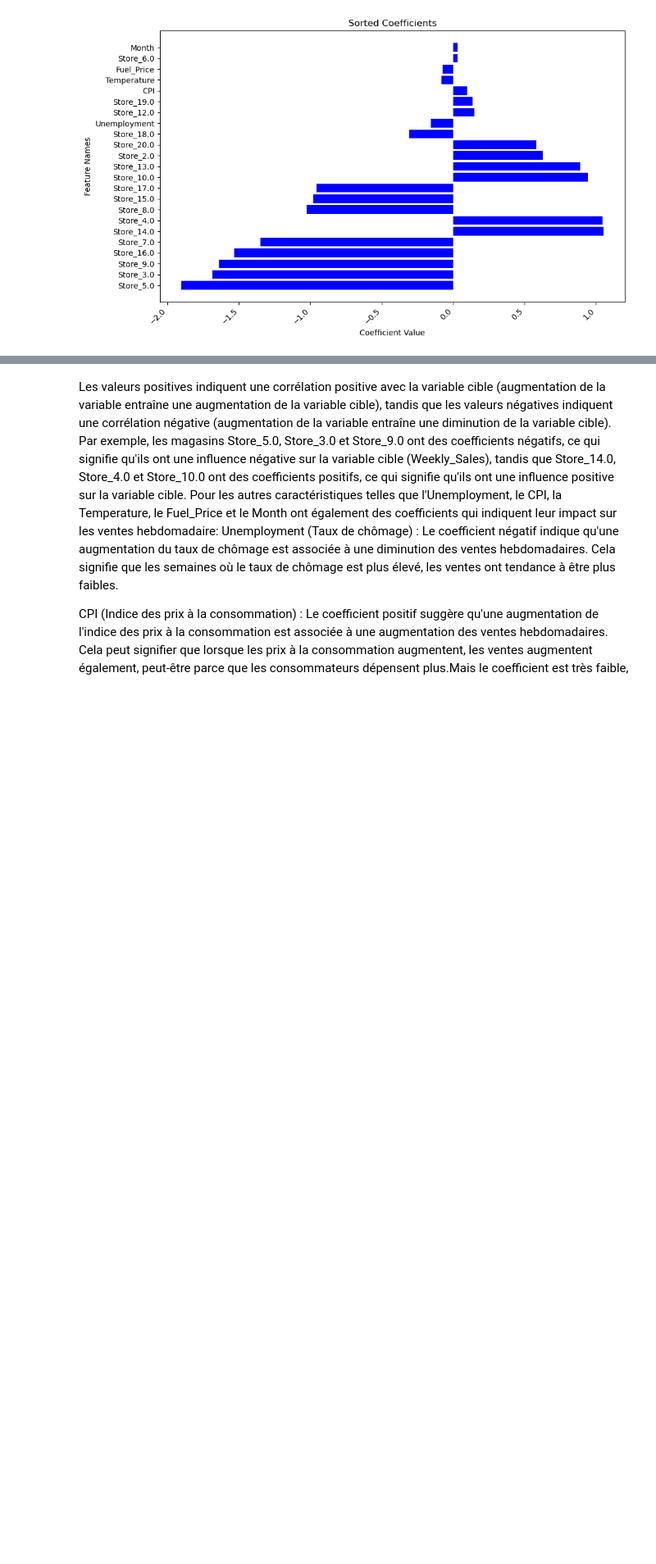
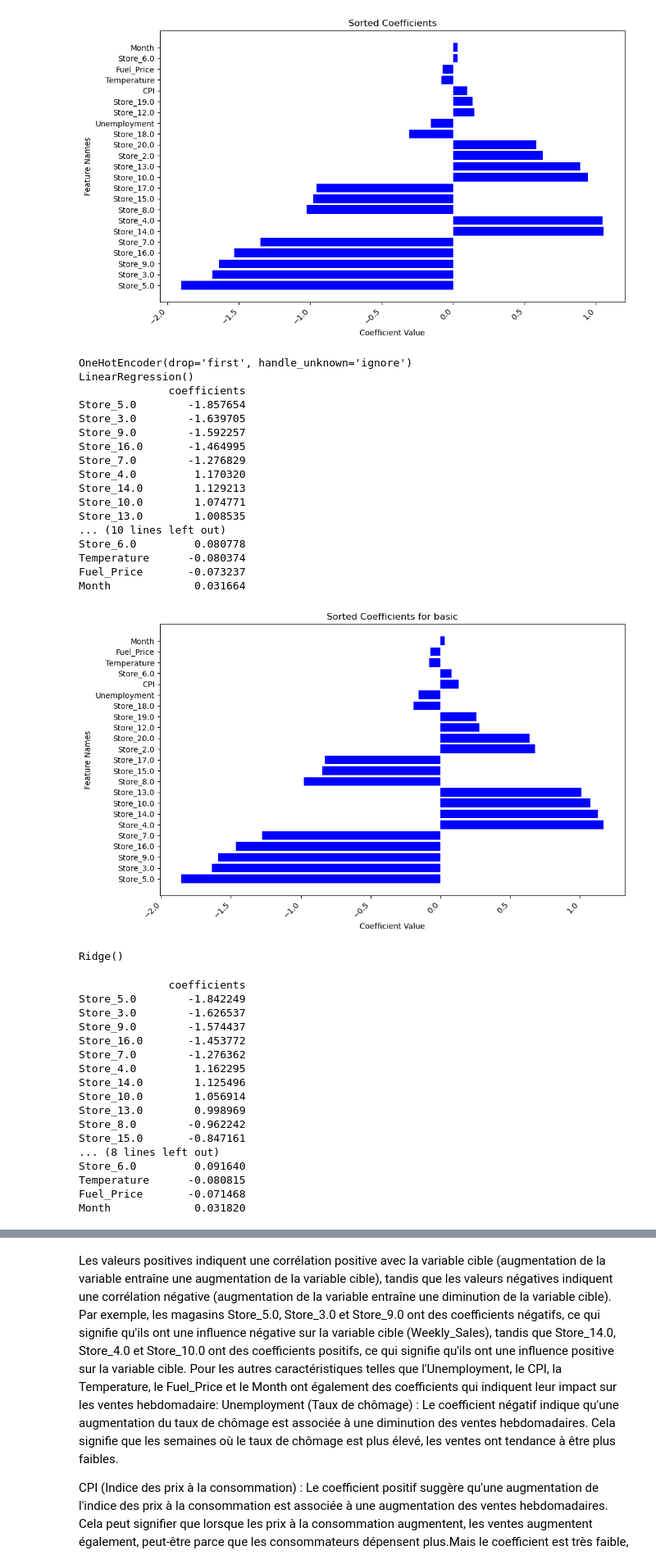
Before and after one commit to amandinesandri/Block_3, a Jupyter notebook: Bloc_3_supervised_ML_1/ML_analysis.ipynb, the cells around one changed output, grey strips where cells are left out. Shown at 82% size. Drawn from its saved outputs; the diff is of its cells as text; code cells hidden in the pictures; blank space fills up the shorter version.

Commit message:
add feature importance for all tested models

```diff
--- a/Bloc_3_supervised_ML_1/ML_analysis.ipynb
+++ b/Bloc_3_supervised_ML_1/ML_analysis.ipynb
@@ -845,3 +845,79 @@ Fuel_Price       -0.072138
 Store_6.0         0.032074
 Month             0.030397
 [figure]
+# %%
+
+
+
+# Data before preprocessing
+all_features_df = pd.concat([X_train, X_test], ignore_index=True)
+
+# Column names after preprocessing
+num_names = all_features_df.columns[numeric_indices].tolist()
+date_names = all_features_df.columns[date_indices].tolist()
+categorical_encoder = feature_encoder.named_transformers_['cat']['encoder'] # for categorical we need to decode
+print(categorical_encoder)
+cat_names = categorical_encoder.get_feature_names_out(input_features=all_features_df.columns[categorical_indices])
+all_feature_names = list(cat_names) + num_names + date_names # now we have each category of each variable names
+
+for name, model_info in models.items():
+    model = model_info['model']
+    params = model_info['params']
+    print(model)
+    grid_search = GridSearchCV(model, params, cv=10, scoring='r2')
+    grid_search.fit(X_train_transformed, Y_train_transformed)
+    best_params = grid_search.best_params_
+    best_model = grid_search.best_estimator_ #Une fois la recherche terminée, le modèle avec les meilleurs paramètres est extrait
+    # Combine the feature names and coefficients into a DataFrame
+    coefs = pd.DataFrame(index=all_feature_names, data=best_model.coef_.flatten(), columns=["coefficients"])
+    coefs_sorted = coefs.reindex(coefs['coefficients'].abs().sort_values(ascending=False).index)
+
+    print(coefs_sorted)
+
+    # Plot the coefficients
+    plt.figure(figsize=(10, 6))
+    plt.barh(np.arange(len(coefs_sorted)), coefs_sorted['coefficients'], color='blue')
+    plt.yticks(np.arange(len(coefs_sorted)), coefs_sorted.index)
+    plt.xlabel('Coefficient Value')
+    plt.ylabel('Feature Names')
+    plt.title('Sorted Coefficients for '+ name)
+    plt.xticks(rotation=45, ha='right')
+    plt.tight_layout()
+    plt.show()
+# %% [output]
+OneHotEncoder(drop='first', handle_unknown='ignore')
+LinearRegression()
+              coefficients
+Store_5.0        -1.857654
+Store_3.0        -1.639705
+Store_9.0        -1.592257
+Store_16.0       -1.464995
+Store_7.0        -1.276829
+Store_4.0         1.170320
+Store_14.0        1.129213
+Store_10.0        1.074771
+Store_13.0        1.008535
+... (10 lines left out)
+Store_6.0         0.080778
+Temperature      -0.080374
+Fuel_Price       -0.073237
+Month             0.031664
+[figure, added]
+Ridge()
+              coefficients
+Store_5.0        -1.842249
+Store_3.0        -1.626537
+Store_9.0        -1.574437
+Store_16.0       -1.453772
+Store_7.0        -1.276362
+Store_4.0         1.162295
+Store_14.0        1.125496
+Store_10.0        1.056914
+Store_13.0        0.998969
+Store_8.0        -0.962242
+Store_15.0       -0.847161
+... (8 lines left out)
+Store_6.0         0.091640
+Temperature      -0.080815
+Fuel_Price       -0.071468
+Month             0.031820
```
Also changed, not shown: parts of 4 cells of this notebook.
